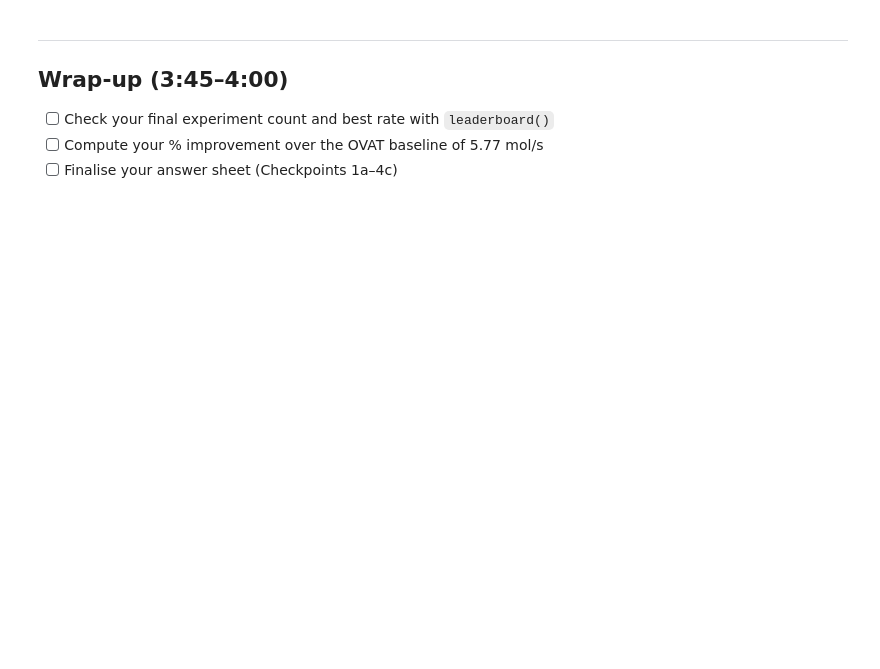
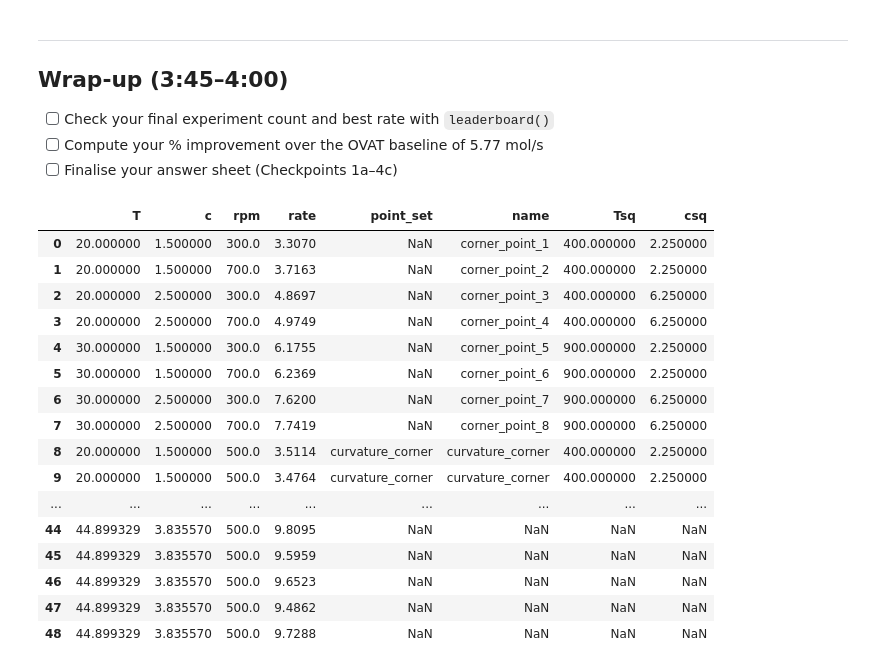
Before and after one commit to sundelinadam-design/1kb570_2026, a Jupyter notebook: Labs/03_optimising_catalytic_reaction/starter_notebook.ipynb, the cells around one changed output. Drawn from its saved outputs; the diff is of its cells as text; code cells hidden in the pictures; blank space fills up the shorter version.

```diff
--- a/Labs/03_optimising_catalytic_reaction/starter_notebook.ipynb
+++ b/Labs/03_optimising_catalytic_reaction/starter_notebook.ipynb
@@ -680,3 +901,22 @@ df_full = history
 # %%
 # TODO: leaderboard() and a final summary print of best rate found,
 # total experiments used, and % improvement over 5.77 mol/s.
+display(history)
+# %% [output]
+|  | T | c | rpm | rate | point_set | name | Tsq | csq |
+| 0 | 20.000000 | 1.500000 | 300.0 | 3.3070 | NaN | corner_point_1 | 400.000000 | 2.250000 |
+| 1 | 20.000000 | 1.500000 | 700.0 | 3.7163 | NaN | corner_point_2 | 400.000000 | 2.250000 |
+| 2 | 20.000000 | 2.500000 | 300.0 | 4.8697 | NaN | corner_point_3 | 400.000000 | 6.250000 |
+| 3 | 20.000000 | 2.500000 | 700.0 | 4.9749 | NaN | corner_point_4 | 400.000000 | 6.250000 |
+| 4 | 30.000000 | 1.500000 | 300.0 | 6.1755 | NaN | corner_point_5 | 900.000000 | 2.250000 |
+| 5 | 30.000000 | 1.500000 | 700.0 | 6.2369 | NaN | corner_point_6 | 900.000000 | 2.250000 |
+| 6 | 30.000000 | 2.500000 | 300.0 | 7.6200 | NaN | corner_point_7 | 900.000000 | 6.250000 |
+| 7 | 30.000000 | 2.500000 | 700.0 | 7.7419 | NaN | corner_point_8 | 900.000000 | 6.250000 |
+| 8 | 20.000000 | 1.500000 | 500.0 | 3.5114 | curvature_corner | curvature_corner | 400.000000 | 2.250000 |
+| 9 | 20.000000 | 1.500000 | 500.0 | 3.4764 | curvature_corner | curvature_corner | 400.000000 | 2.250000 |
+| ... | ... | ... | ... | ... | ... | ... | ... | ... |
+| 44 | 44.899329 | 3.835570 | 500.0 | 9.8095 | NaN | NaN | NaN | NaN |
+| 45 | 44.899329 | 3.835570 | 500.0 | 9.5959 | NaN | NaN | NaN | NaN |
+| 46 | 44.899329 | 3.835570 | 500.0 | 9.6523 | NaN | NaN | NaN | NaN |
+| 47 | 44.899329 | 3.835570 | 500.0 | 9.4862 | NaN | NaN | NaN | NaN |
+| 48 | 44.899329 | 3.835570 | 500.0 | 9.7288 | NaN | NaN | NaN | NaN |
```
Also changed, not shown: parts of 6 cells of this notebook.
